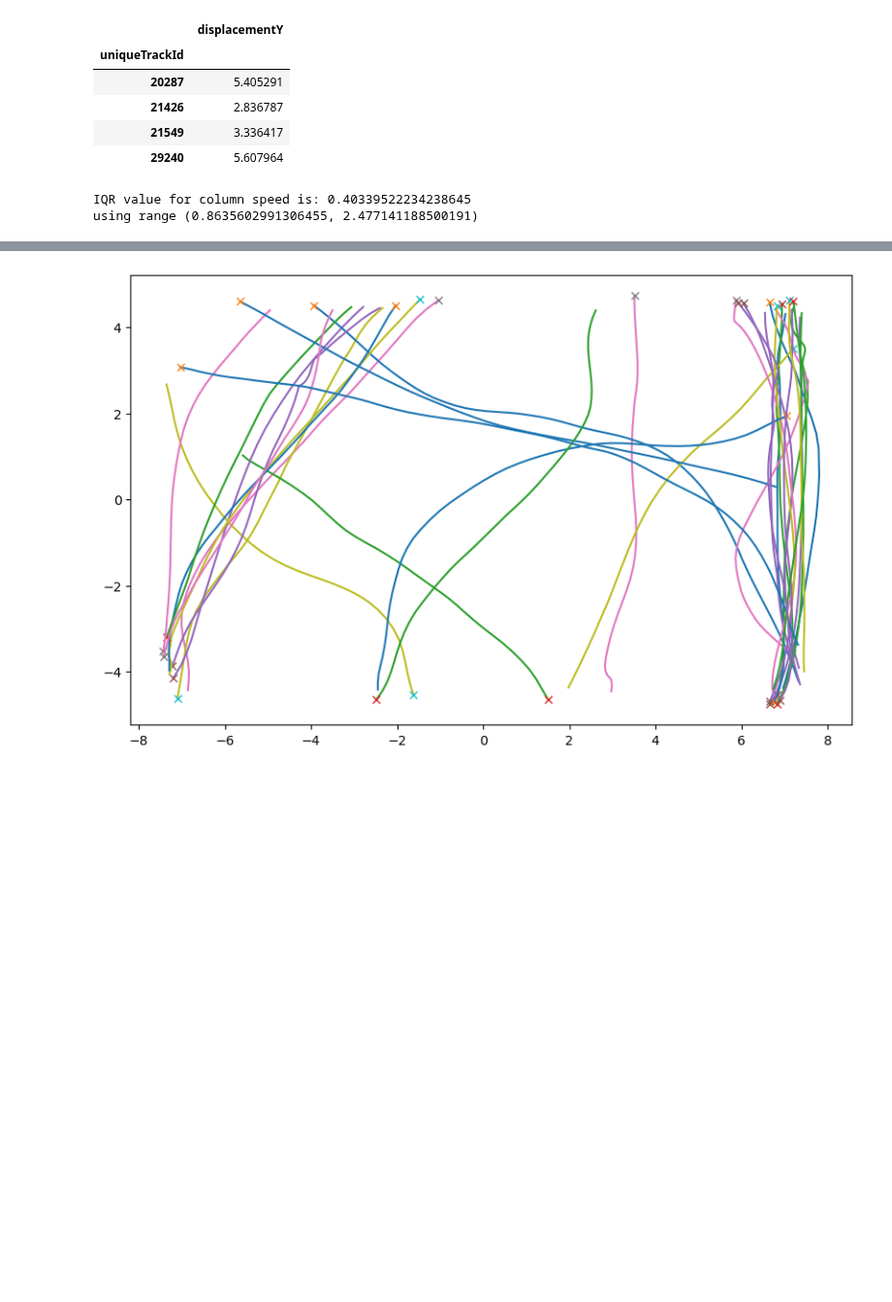
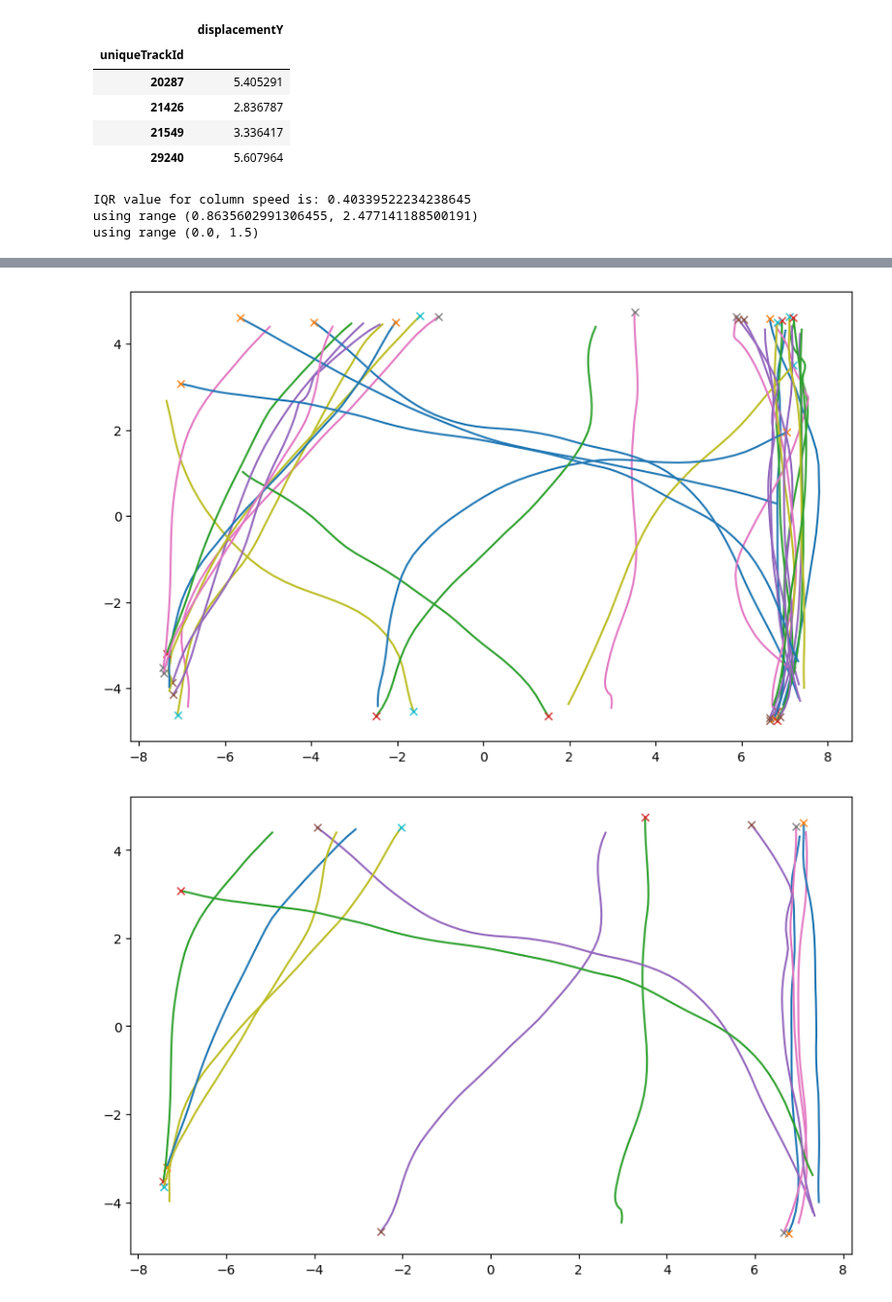
Before and after one commit to adhocmaster/TTI-dataset-tools, a Jupyter notebook: src/notebooks/Coordinate-Transformation.ipynb, the cells around one changed output, grey strips where cells are left out. Shown at 97% size. Saved outputs shown, nothing was run; the diff lists cells and outputs as text; code cells hidden in the pictures; blank space fills up the shorter version.

```diff
--- a/src/notebooks/Coordinate-Transformation.ipynb
+++ b/src/notebooks/Coordinate-Transformation.ipynb
@@ -18,10 +18,10 @@ import os
 import seaborn as sns
 import matplotlib.pyplot as plt
 
-from tools.TrajectoryTransformer import TrajectoryTransformer
-from tools.TrajectoryVisualizer import TrajectoryVisualizer
-from tools.TrajectoryCleaner import TrajectoryCleaner
-from tools.ColMapper import ColMapper
+from tti_dataset_tools.TrajectoryTransformer import TrajectoryTransformer
+from tti_dataset_tools.TrajectoryVisualizer import TrajectoryVisualizer
+from tti_dataset_tools.TrajectoryCleaner import TrajectoryCleaner
+from tti_dataset_tools.ColMapper import ColMapper
 
 visualizer = TrajectoryVisualizer()
 colMapper = ColMapper(
@@ -35,8 +35,8 @@ colMapper = ColMapper(
 transformer = TrajectoryTransformer(colMapper)
 cleaner = TrajectoryCleaner(
     colMapper = colMapper,
-    minSpeed = 0.0,
-    maxSpeed = 2.5,
+    minSpeed = 0.0, # we can consider them as obstacles
+    maxSpeed = 1.5,
     minYDisplacement = 5.0,
     maxXDisplacement = 8.0,
 )
@@ -114,17 +119,19 @@ using range (5.789113543475191, 10.81806100898701)
 | 21426 | 2.836787 |
 | 21549 | 3.336417 |
 | 29240 | 5.607964 |
-# %%
-cleanPedDf = cleaner.cleanBySpeed(pedDf, byIQR=True)
-# %% [output]
-IQR value for column speed is: 0.40339522234238645
-using range (0.8635602991306455, 2.477141188500191)
 # %%
+cleanPedDf = cleaner.cleanBySpeed(pedDf, byIQR=True)
+cleanPedDf2 = cleaner.cleanBySpeed(pedDf, byIQR=False)
 visualizer.show(pedDf, idCol = 'uniqueTrackId', xCol = 'sceneX', yCol = 'sceneY')
 visualizer.show(cleanPedDf, idCol = 'uniqueTrackId', xCol = 'sceneX', yCol = 'sceneY')
+visualizer.show(cleanPedDf2, idCol = 'uniqueTrackId', xCol = 'sceneX', yCol = 'sceneY')
 # %% [output]
+IQR value for column speed is: 0.40339522234238645
+using range (0.8635602991306455, 2.477141188500191)
+using range (0.0, 1.5)
 [figure]
 [figure]
+[figure, added]
 # %%
 df18074 = pedDf[pedDf["uniqueTrackId"] == 18074]
 # visualizer.show(df18074, idCol = 'uniqueTrackId', xCol = 'sceneX', yCol = 'sceneY')
```
Also changed, not shown: parts of 2 cells of this notebook, 2 other files.
